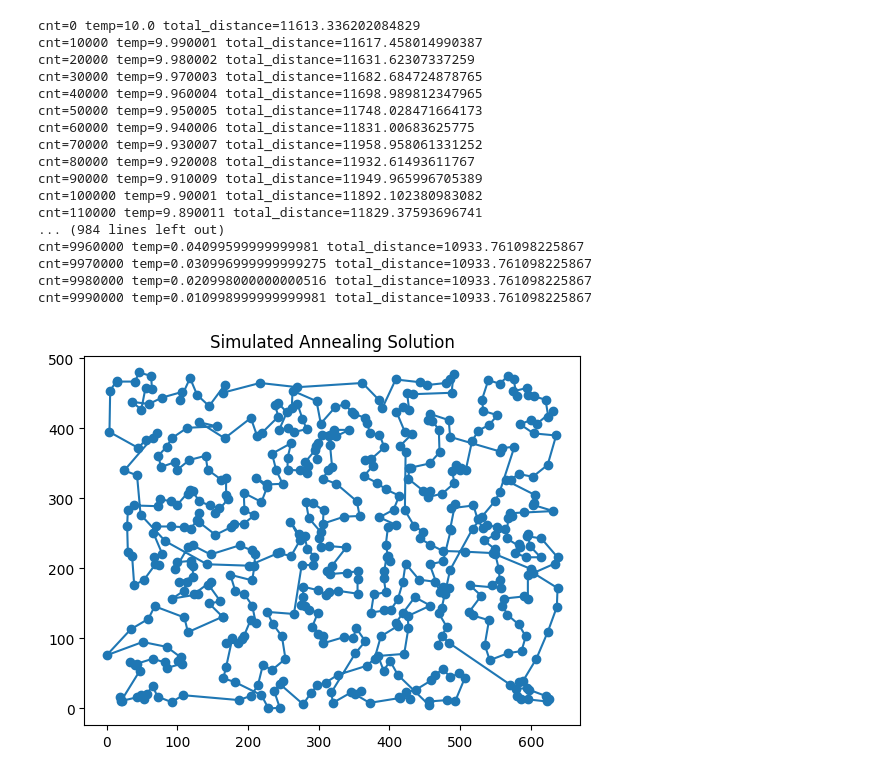
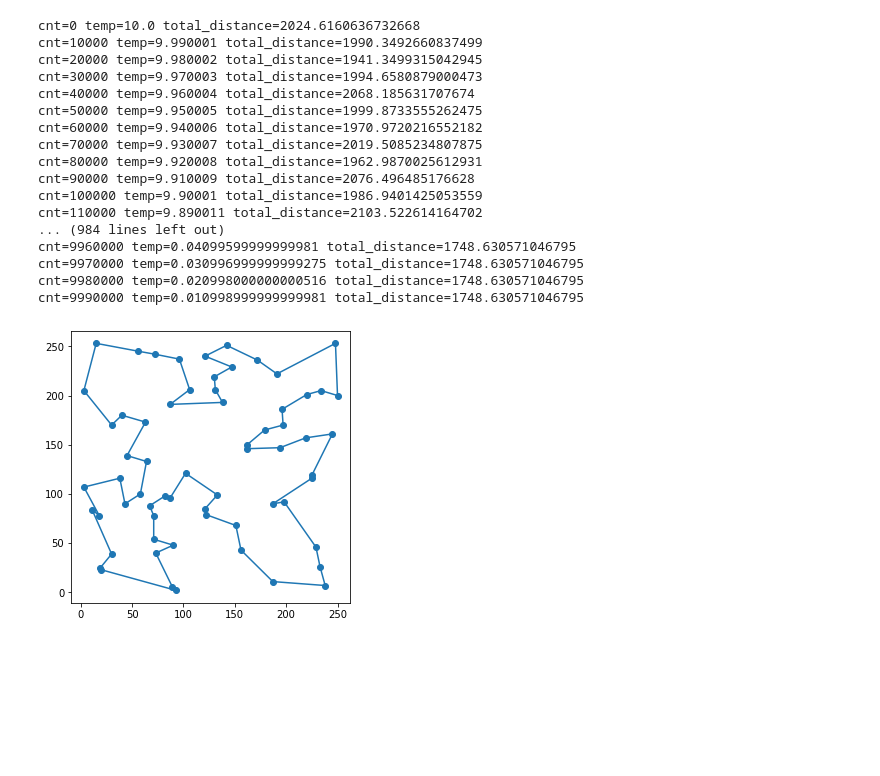
Before and after one commit to SugarDragon5/EEIC-FPGA-EXP, a Jupyter notebook: CPU_Solver/solver.ipynb, the cells around one changed output. Cells and saved outputs as stored; diff of their text form; code cells hidden in the pictures; blank space fills up the shorter version.

```diff
--- a/CPU_Solver/solver.ipynb
+++ b/CPU_Solver/solver.ipynb
@@ -3,9 +3,9 @@ import random
 import matplotlib.pyplot as plt
 import math
 # %%
-n=512
-x=[random.randint(0,640) for i in range(n)]
-y=[random.randint(0,480) for i in range(n)]
+n=64
+x=[random.randint(0,256) for i in range(n)]
+y=[random.randint(0,256) for i in range(n)]
 # %%
 def distance(i,j):
     return ((x[i]-x[j])**2+(y[i]-y[j])**2)**0.5
@@ -122,28 +125,29 @@ for cnt in range(total_iteration):
         if random.random()<prob:
             v[i],v[j]=v[j],v[i]
 # %% [output]
-cnt=0 temp=10.0 total_distance=11613.336202084829
-cnt=10000 temp=9.990001 total_distance=11617.458014990387
-cnt=20000 temp=9.980002 total_distance=11631.62307337259
-cnt=30000 temp=9.970003 total_distance=11682.684724878765
-cnt=40000 temp=9.960004 total_distance=11698.989812347965
-cnt=50000 temp=9.950005 total_distance=11748.028471664173
-cnt=60000 temp=9.940006 total_distance=11831.00683625775
-cnt=70000 temp=9.930007 total_distance=11958.958061331252
-cnt=80000 temp=9.920008 total_distance=11932.61493611767
-cnt=90000 temp=9.910009 total_distance=11949.965996705389
-cnt=100000 temp=9.90001 total_distance=11892.102380983082
-cnt=110000 temp=9.890011 total_distance=11829.37593696741
+cnt=0 temp=10.0 total_distance=2024.6160636732668
+cnt=10000 temp=9.990001 total_distance=1990.3492660837499
+cnt=20000 temp=9.980002 total_distance=1941.3499315042945
+cnt=30000 temp=9.970003 total_distance=1994.6580879000473
+cnt=40000 temp=9.960004 total_distance=2068.185631707674
+cnt=50000 temp=9.950005 total_distance=1999.8733555262475
+cnt=60000 temp=9.940006 total_distance=1970.9720216552182
+cnt=70000 temp=9.930007 total_distance=2019.5085234807875
+cnt=80000 temp=9.920008 total_distance=1962.9870025612931
+cnt=90000 temp=9.910009 total_distance=2076.496485176628
+cnt=100000 temp=9.90001 total_distance=1986.9401425053559
+cnt=110000 temp=9.890011 total_distance=2103.522614164702
 ... (984 lines left out)
-cnt=9960000 temp=0.04099599999999981 total_distance=10933.761098225867
-cnt=9970000 temp=0.030996999999999275 total_distance=10933.761098225867
-cnt=9980000 temp=0.020998000000000516 total_distance=10933.761098225867
-cnt=9990000 temp=0.010998999999999981 total_distance=10933.761098225867
+cnt=9960000 temp=0.04099599999999981 total_distance=1748.630571046795
+cnt=9970000 temp=0.030996999999999275 total_distance=1748.630571046795
+cnt=9980000 temp=0.020998000000000516 total_distance=1748.630571046795
+cnt=9990000 temp=0.010998999999999981 total_distance=1748.630571046795
 # %%
+fig=plt.figure(figsize=(5,5))
 plt.clf()
-plt.title("Simulated Annealing Solution")
+#plt.title("Simulated Annealing Solution")
 plt.scatter(x,y)
 plt.plot([x[v[i]] for i in range(n)]+[x[v[0]]],[y[v[i]] for i in range(n)]+[y[v[0]]])
 plt.show()
 # %% [output]
-[figure, old version]
+[figure, new version]
```
Also changed, not shown: parts of 4 cells of this notebook, 4 other files.
